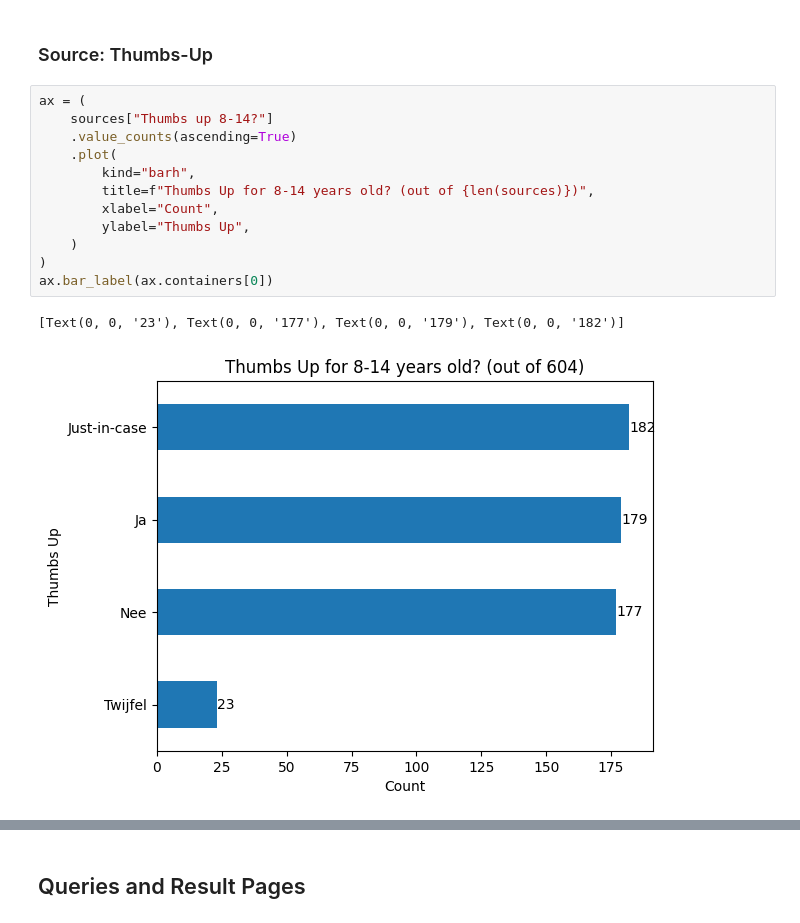
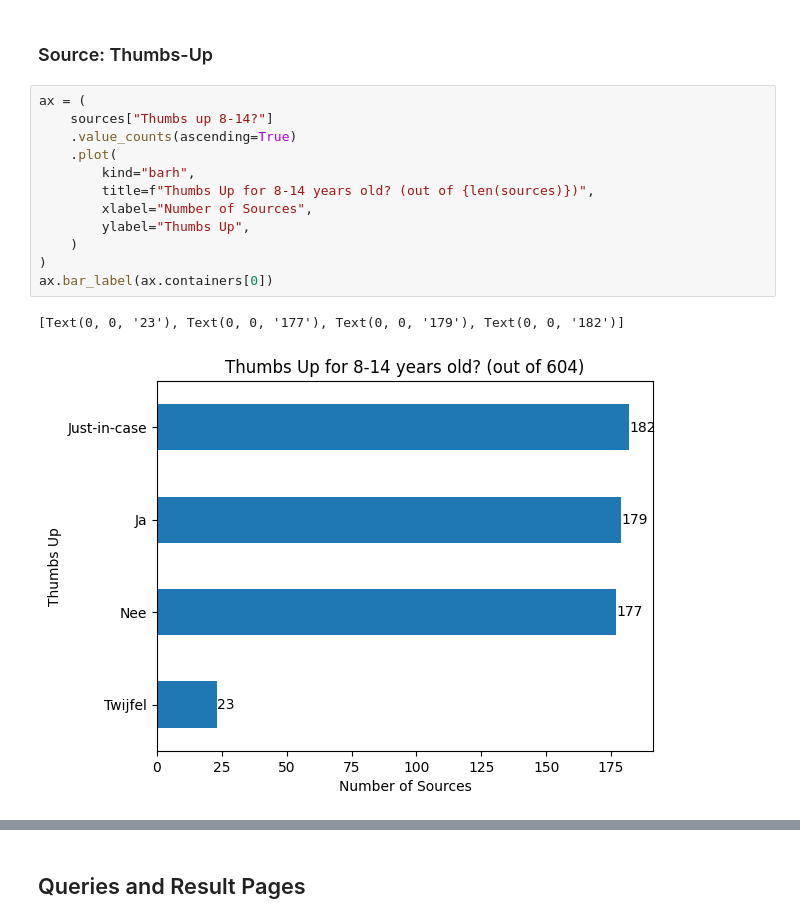
Before and after one commit to SlimZoeken/100queries, a Jupyter notebook: notebooks/analysis.ipynb, the cells around one changed output, grey strips where cells are left out. Drawn from its saved outputs; the diff is of its cells as text.

```diff
--- a/notebooks/analysis.ipynb
+++ b/notebooks/analysis.ipynb
@@ -544,15 +544,15 @@ ax.bar_label(ax.containers[0])
 # %%
 ax = (
     sources["Thumbs up 8-14?"]
     .value_counts(ascending=True)
     .plot(
         kind="barh",
         title=f"Thumbs Up for 8-14 years old? (out of {len(sources)})",
-        xlabel="Count",
+        xlabel="Number of Sources",
         ylabel="Thumbs Up",
     )
 )
 ax.bar_label(ax.containers[0])
 # %% [output]
 [Text(0, 0, '23'), Text(0, 0, '177'), Text(0, 0, '179'), Text(0, 0, '182')]
-[figure, old version]
+[figure, new version]
```
Also changed, not shown: parts of 2 cells of this notebook.
